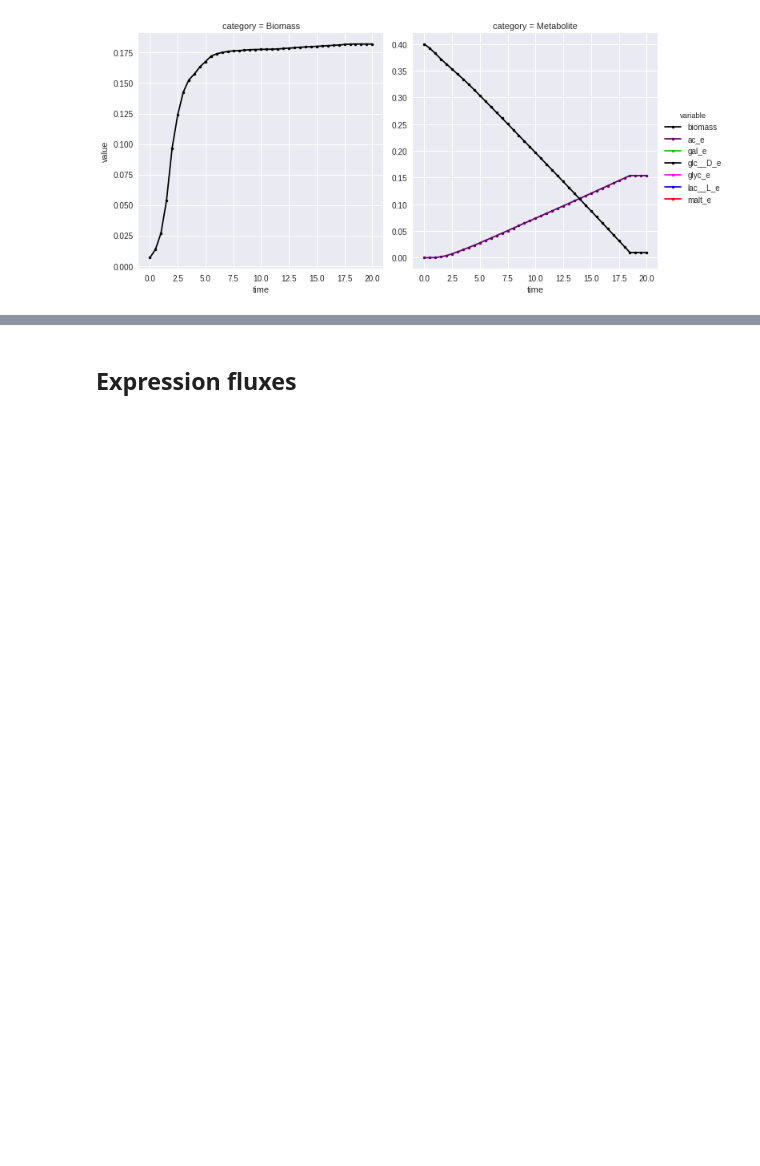
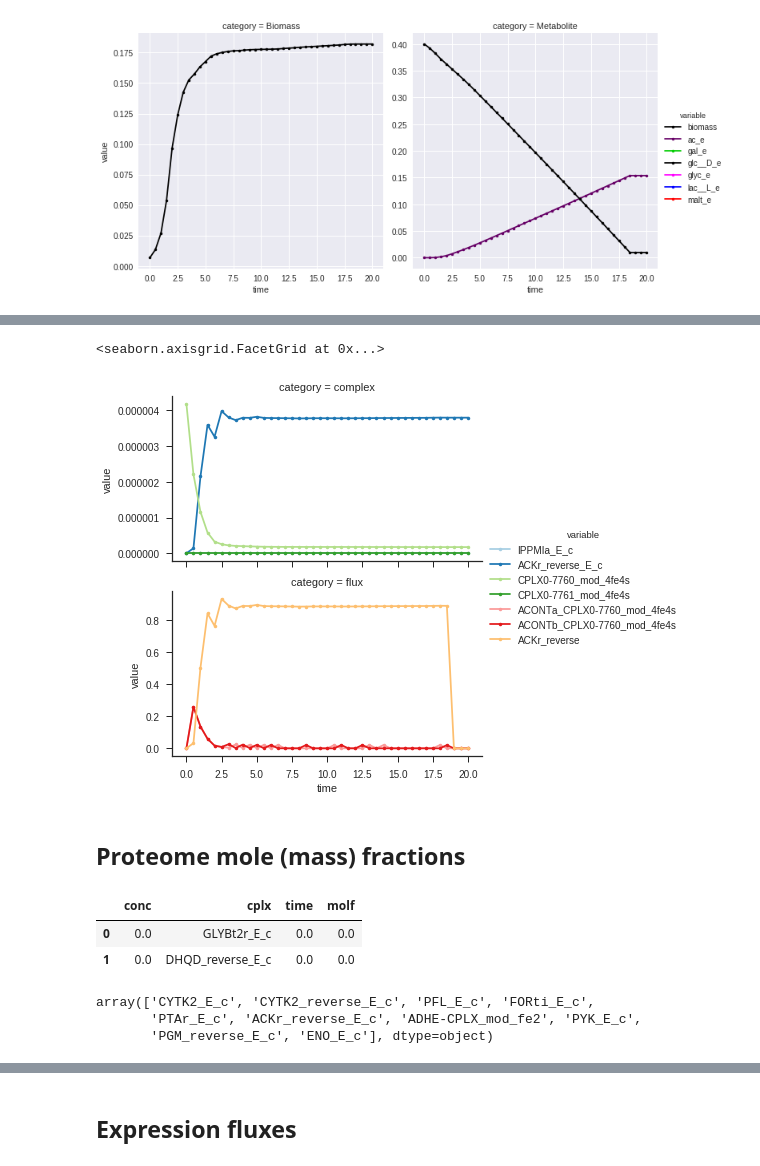
Before and after one commit to SBRG/dynamicme, a Jupyter notebook: notebooks/testing/test_dynamic.ipynb, the cells around one changed output, grey strips where cells are left out. Saved outputs shown, nothing was run; the diff lists cells and outputs as text; code cells hidden in the pictures; blank space fills up the shorter version.

```diff
--- a/notebooks/testing/test_dynamic.ipynb
+++ b/notebooks/testing/test_dynamic.ipynb
@@ -478,0 +483,12 @@ g.add_legend()
+# %%
+sns.set_style('ticks')
+dfi = dsplot_all[ dsplot_all.category.isin(['complex','flux'])]
+palette = sns.color_palette('Paired', len(dfi.variable.unique()))
+g = sns.FacetGrid(data=dfi, hue='variable', sharey=False, size=3, row='category', palette=palette, aspect=2)
+g.map(sns.plt.plot, 'time', 'value', linestyle='-', marker='.')
+g.add_legend()
+# %% [output]
+<seaborn.axisgrid.FacetGrid at 0x...>
+[figure, added]
+# %% [markdown]
+## Proteome mole (mass) fractions
@@ -478,0 +504,17 @@ g.add_legend()
+# %%
+df_cplx.head(2)
+# %% [output]
+|  | conc | cplx | time | molf |
+| 0 | 0.0 | GLYBt2r_E_c | 0.0 | 0.0 |
+| 1 | 0.0 | DHQD_reverse_E_c | 0.0 | 0.0 |
+# %%
+df_var = df_cplx.groupby('cplx').molf.var().reset_index()
+df_var.molf.min()
+df_var.molf.max()
+N_PLOT = 10
+vary_cplxs = df_var.sort_values('molf', ascending=False)['cplx'][0:N_PLOT].values
+vary_cplxs
+# %% [output]
+array(['CYTK2_E_c', 'CYTK2_reverse_E_c', 'PFL_E_c', 'FORti_E_c',
+       'PTAr_E_c', 'ACKr_reverse_E_c', 'ADHE-CPLX_mod_fe2', 'PYK_E_c',
+       'PGM_reverse_E_c', 'ENO_E_c'], dtype=object)
```
Also changed, not shown: parts of 12 cells of this notebook, 1 other file.
